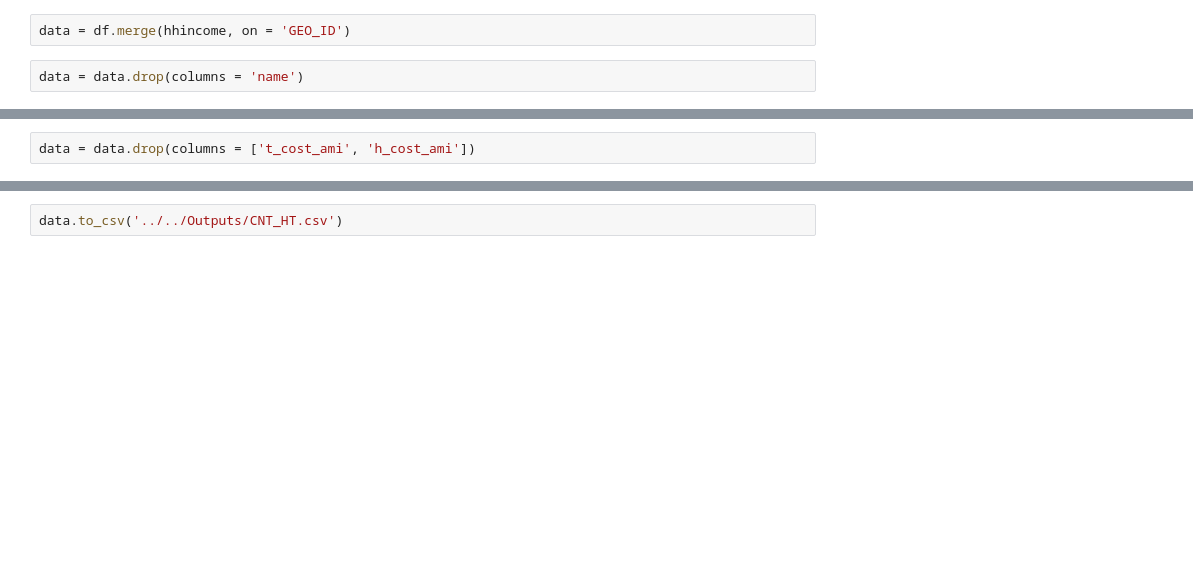
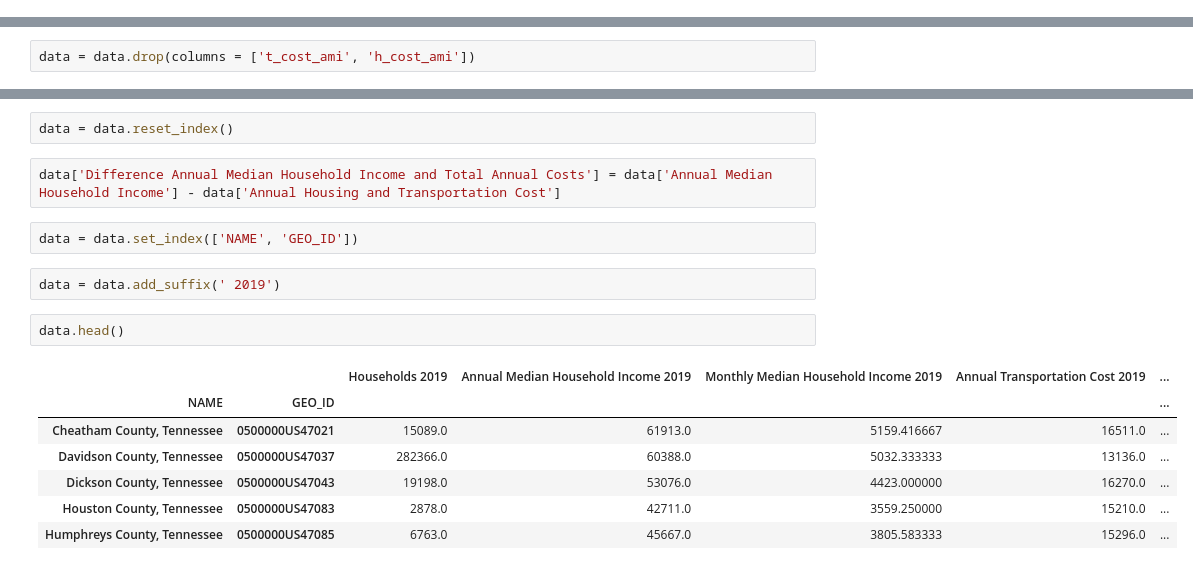
Before and after one commit to Greater-Nashville-Regional-Council/Data-Gathering, a Jupyter notebook: Notebooks/2. Data Download Formatting/CNT H&T.ipynb, the cells around one changed output, grey strips where cells are left out. Saved outputs shown, nothing was run; the diff lists cells and outputs as text; blank space fills up the shorter version.

Commit message:
county health and cnt outputs

```diff
--- a/Notebooks/2. Data Download Formatting/CNT H&T.ipynb
+++ b/Notebooks/2. Data Download Formatting/CNT H&T.ipynb
@@ -265,7 +265,3 @@ kyplaces['GEO_ID'] = '1600000US21' + kyplaces['GEO_ID']
 df = pd.concat([tncos, kycos, tnplaces, kyplaces, tnbg]).reset_index(drop = True)
 data = df.merge(hhincome, on = 'GEO_ID')
 data = data.drop(columns = 'name').set_index(['NAME', 'GEO_ID'])
-# %%
-data = df.merge(hhincome, on = 'GEO_ID')
-# %%
-data = data.drop(columns = 'name')
@@ -308,2 +291,18 @@ data.tail()
-# %%
-data.to_csv('../../Outputs/CNT_HT.csv')
+# %%
+data = data.reset_index()
+# %%
+data['Difference Annual Median Household Income and Total Annual Costs'] = data['Annual Median Household Income'] - data['Annual Housing and Transportation Cost']
+# %%
+data = data.set_index(['NAME', 'GEO_ID'])
+# %%
+data = data.add_suffix(' 2019')
+# %%
+data.head()
+# %% [output]
+|  |  | Households 2019 | Annual Median Household Income 2019 | Monthly Median Household Income 2019 | Annual Transportation Cost 2019 | ... |
+| NAME | GEO_ID |  |  |  |  | ... |
+| Cheatham County, Tennessee | 0500000US47021 | 15089.0 | 61913.0 | 5159.416667 | 16511.0 | ... |
+| Davidson County, Tennessee | 0500000US47037 | 282366.0 | 60388.0 | 5032.333333 | 13136.0 | ... |
+| Dickson County, Tennessee | 0500000US47043 | 19198.0 | 53076.0 | 4423.000000 | 16270.0 | ... |
+| Houston County, Tennessee | 0500000US47083 | 2878.0 | 42711.0 | 3559.250000 | 15210.0 | ... |
+| Humphreys County, Tennessee | 0500000US47085 | 6763.0 | 45667.0 | 3805.583333 | 15296.0 | ... |
```
Also changed, not shown: parts of 7 cells of this notebook, 14 other files.
